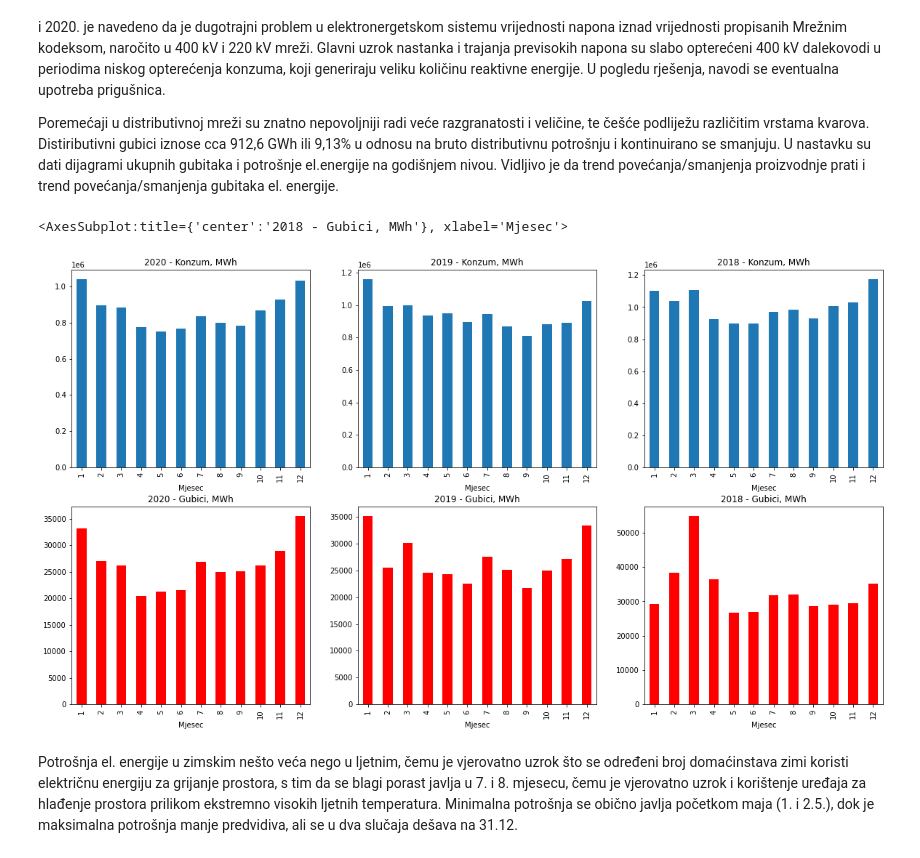
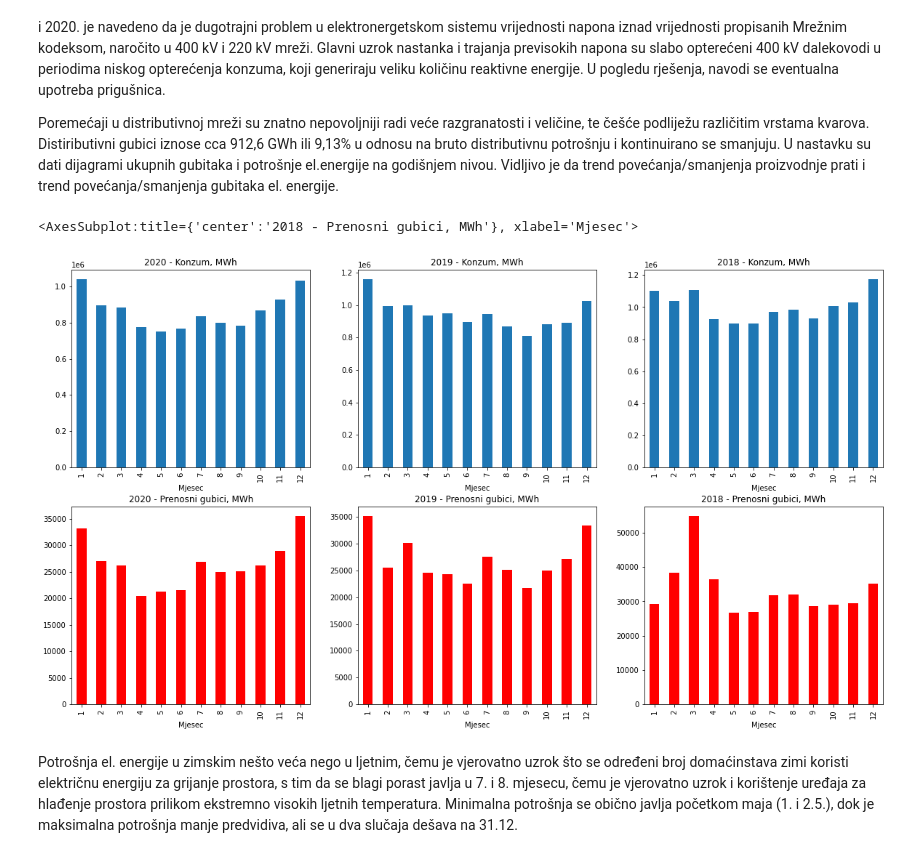
Before and after one commit to ehlimana/Electricity-analysis, a Jupyter notebook: Elec_load_profile_2015_16_17_18_19.ipynb, the cells around one changed output. Saved outputs shown, nothing was run; the diff lists cells and outputs as text; code cells hidden in the pictures.

```diff
--- a/Elec_load_profile_2015_16_17_18_19.ipynb
+++ b/Elec_load_profile_2015_16_17_18_19.ipynb
@@ -188,18 +188,18 @@ Poremećaji u distributivnoj mreži su znatno nepovoljniji radi veće razgranato
 # %%
 fig,ax = plt.subplots(nrows=2,ncols=3,figsize=(20,11))
 
 "Gubici, MWh","Gubici + Konzum, MWh"
 
 file3_2020.groupby("Mjesec").sum()["Konzum, MWh"].plot(kind="bar",ax=ax[0,0],title="2020 - Konzum, MWh")
 file3_2019.groupby("Mjesec").sum()["Konzum, MWh"].plot(kind="bar",ax=ax[0,1],title="2019 - Konzum, MWh")
 file3_2018.groupby("Mjesec").sum()["Konzum, MWh"].plot(kind="bar",ax=ax[0,2],title="2018 - Konzum, MWh")
 
-file3_2020.groupby("Mjesec").sum()["Gubici, MWh"].plot(kind="bar",ax=ax[1,0],title="2020 - Gubici, MWh",color="red")
-file3_2019.groupby("Mjesec").sum()["Gubici, MWh"].plot(kind="bar",ax=ax[1,1],title="2019 - Gubici, MWh",color="red")
-file3_2018.groupby("Mjesec").sum()["Gubici, MWh"].plot(kind="bar",ax=ax[1,2],title="2018 - Gubici, MWh",color="red")
+file3_2020.groupby("Mjesec").sum()["Gubici, MWh"].plot(kind="bar",ax=ax[1,0],title="2020 - Prenosni gubici, MWh",color="red")
+file3_2019.groupby("Mjesec").sum()["Gubici, MWh"].plot(kind="bar",ax=ax[1,1],title="2019 - Prenosni gubici, MWh",color="red")
+file3_2018.groupby("Mjesec").sum()["Gubici, MWh"].plot(kind="bar",ax=ax[1,2],title="2018 - Prenosni gubici, MWh",color="red")
 # %% [output]
-<AxesSubplot:title={'center':'2018 - Gubici, MWh'}, xlabel='Mjesec'>
+<AxesSubplot:title={'center':'2018 - Prenosni gubici, MWh'}, xlabel='Mjesec'>
-[figure, old version]
+[figure, new version]
 # %% [markdown]
 Potrošnja el. energije u zimskim nešto veća nego u ljetnim, čemu je vjerovatno uzrok što se određeni broj domaćinstava zimi koristi električnu energiju za grijanje prostora, s tim da se blagi porast javlja u 7. i 8. mjesecu, čemu je vjerovatno uzrok i korištenje uređaja za hlađenje prostora prilikom ekstremno visokih ljetnih temperatura. Minimalna potrošnja se obično javlja početkom maja (1. i 2.5.), dok je maksimalna potrošnja manje predvidiva, ali se u dva slučaja dešava na 31.12.
 # %%
```
Also changed, not shown: parts of 24 cells of this notebook, 8 other files.
